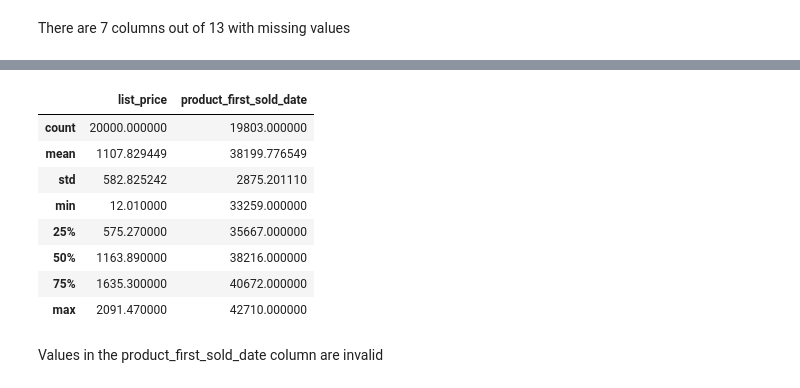
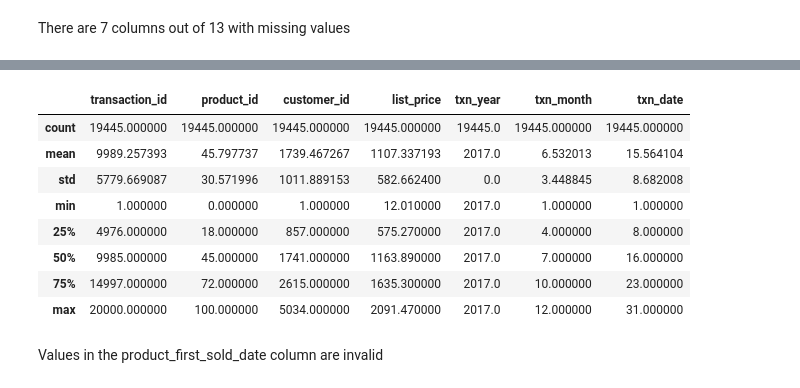
Before and after one commit to GaikwadChinmay/KPMG-Virtual-Internship, a Jupyter notebook: KPMG_Virtual_Internship.ipynb, the cells around one changed output, grey strips where cells are left out. Saved outputs shown, nothing was run; the diff lists cells and outputs as text; code cells hidden in the pictures.

```diff
--- a/KPMG_Virtual_Internship.ipynb
+++ b/KPMG_Virtual_Internship.ipynb
@@ -131,15 +120,14 @@ txn[int_cols].describe()
-# %%
-float_cols  = txn.select_dtypes(np.float).columns.to_list()
-txn[float_cols].describe()
-# %% [output]
-|  | list_price | product_first_sold_date |
-| count | 20000.000000 | 19803.000000 |
-| mean | 1107.829449 | 38199.776549 |
-| std | 582.825242 | 2875.201110 |
-| min | 12.010000 | 33259.000000 |
-| 25% | 575.270000 | 35667.000000 |
-| 50% | 1163.890000 | 38216.000000 |
-| 75% | 1635.300000 | 40672.000000 |
-| max | 2091.470000 | 42710.000000 |
+# %%
+txn.describe()
+# %% [output]
+|  | transaction_id | product_id | customer_id | list_price | txn_year | txn_month | txn_date |
+| count | 19445.000000 | 19445.000000 | 19445.000000 | 19445.000000 | 19445.0 | 19445.000000 | 19445.000000 |
+| mean | 9989.257393 | 45.797737 | 1739.467267 | 1107.337193 | 2017.0 | 6.532013 | 15.564104 |
+| std | 5779.669087 | 30.571996 | 1011.889153 | 582.662400 | 0.0 | 3.448845 | 8.682008 |
+| min | 1.000000 | 0.000000 | 1.000000 | 12.010000 | 2017.0 | 1.000000 | 1.000000 |
+| 25% | 4976.000000 | 18.000000 | 857.000000 | 575.270000 | 2017.0 | 4.000000 | 8.000000 |
+| 50% | 9985.000000 | 45.000000 | 1741.000000 | 1163.890000 | 2017.0 | 7.000000 | 16.000000 |
+| 75% | 14997.000000 | 72.000000 | 2615.000000 | 1635.300000 | 2017.0 | 10.000000 | 23.000000 |
+| max | 20000.000000 | 100.000000 | 5034.000000 | 2091.470000 | 2017.0 | 12.000000 | 31.000000 |
 # %% [markdown]
 Values in the product_first_sold_date column are invalid
```
Also changed, not shown: parts of 20 cells of this notebook.
